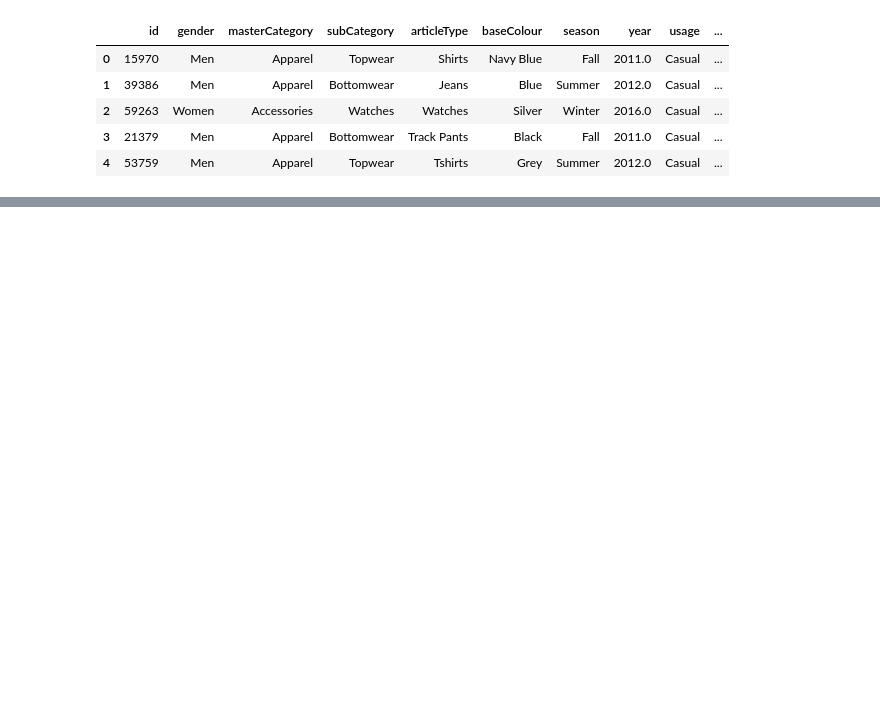
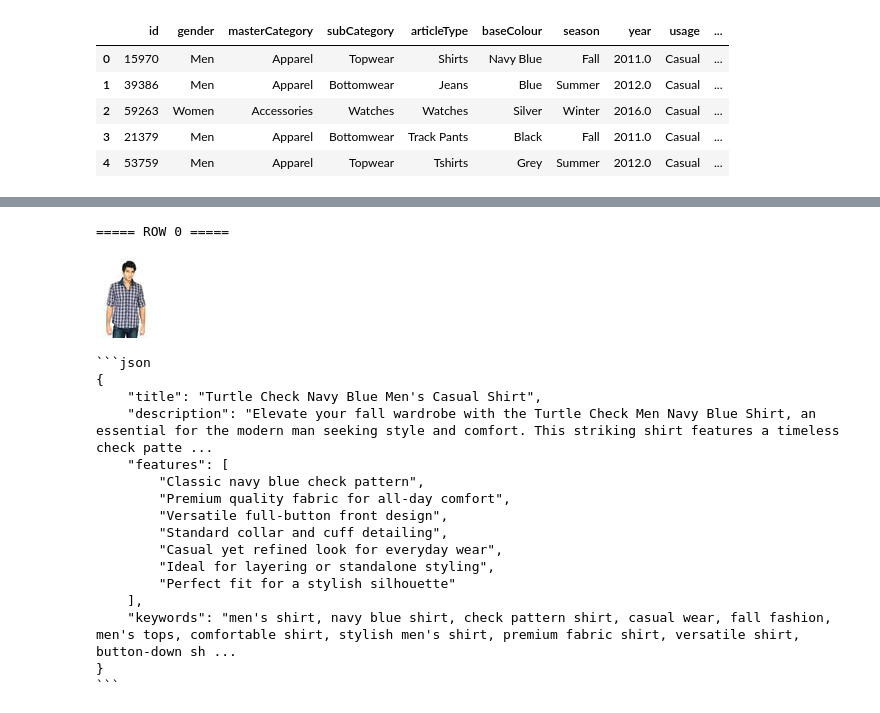
Before and after one commit to portero-aylagas/W1D4_api_calling_chatgpt, a Jupyter notebook: api_calling_chatgpt.ipynb, the cells around one changed output, grey strips where cells are left out. Drawn from its saved outputs; the diff is of its cells as text; code cells hidden in the pictures; blank space fills up the shorter version.

````diff
--- a/api_calling_chatgpt.ipynb
+++ b/api_calling_chatgpt.ipynb
@@ -214,23 +178,0 @@ print(test_prompt)
-# %%
-response = client.chat.completions.create(
-    model="gpt-4o",
-    messages=[
-        {
-            "role": "user",
-            "content": [
-                {
-                    "type": "text",
-                    "text": "What's in this image?"
-                },
-                {
-                    "type": "image_url",
-                    "image_url": {
-                        "url": "https://upload.wikimedia.org/wikipedia/commons/d/dd/Gfp-wisconsin-madison-the-nature-boardwalk.jpg"
-                    }
-                }
-            ]
-        }
-    ]
-)
-
-print(response.choices[0].message.content)
@@ -240,0 +248,38 @@ print(f"El texto es: {x}")
+# %%
+# Create a function to generate and display listings for a range of rows
+def generate_and_display_range(df, idx_start, idx_end):
+    for idx, row in df.iloc[idx_start:idx_end].iterrows():
+        print(f"\n===== ROW {idx} =====")
+
+        try:
+            result = generate_listing_for_row(row)
+            df.loc[idx, "listing_raw"] = result
+
+            display(row["image"])
+            print(result)
+
+        except Exception as e:
+            df.loc[idx, "listing_raw"] = None
+            print(f"Row {idx} failed: {e}")
+# %%
+# Generate and display listings for the first row
+generate_and_display_range(products_df, 0, 1)
+# %% [output]
+===== ROW 0 =====
+[figure, added]
+```json
+{
+    "title": "Turtle Check Navy Blue Men's Casual Shirt",
+    "description": "Elevate your fall wardrobe with the Turtle Check Men Navy Blue Shirt, an essential for the modern man seeking style and comfort. This striking shirt features a timeless check patte ...
+    "features": [
+        "Classic navy blue check pattern",
+        "Premium quality fabric for all-day comfort",
+        "Versatile full-button front design",
+        "Standard collar and cuff detailing",
+        "Casual yet refined look for everyday wear",
+        "Ideal for layering or standalone styling",
+        "Perfect fit for a stylish silhouette"
+    ],
+    "keywords": "men's shirt, navy blue shirt, check pattern shirt, casual wear, fall fashion, men's tops, comfortable shirt, stylish men's shirt, premium fabric shirt, versatile shirt, button-down sh ...
+}
+```
````
Also changed, not shown: parts of 30 cells of this notebook.
